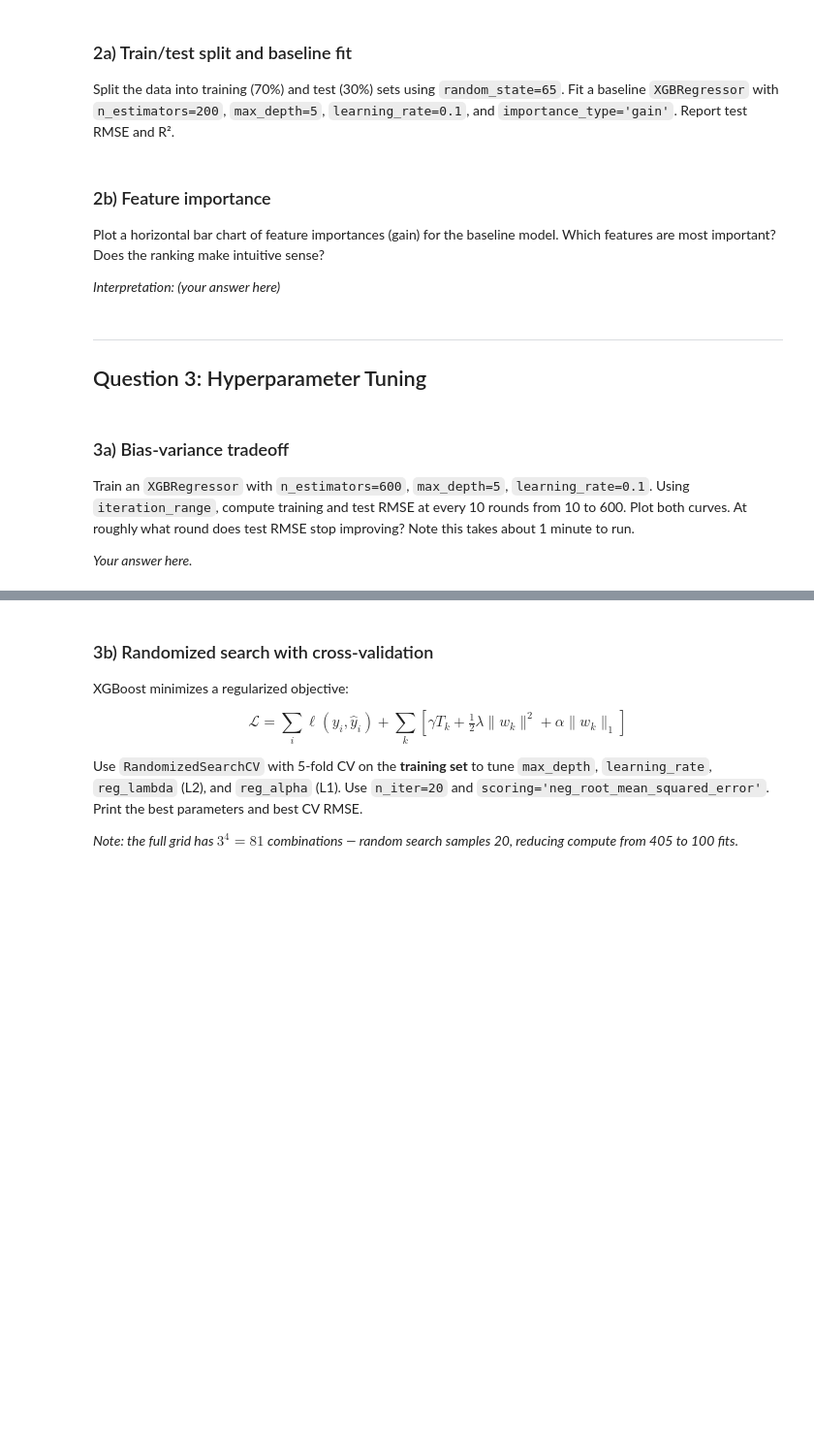
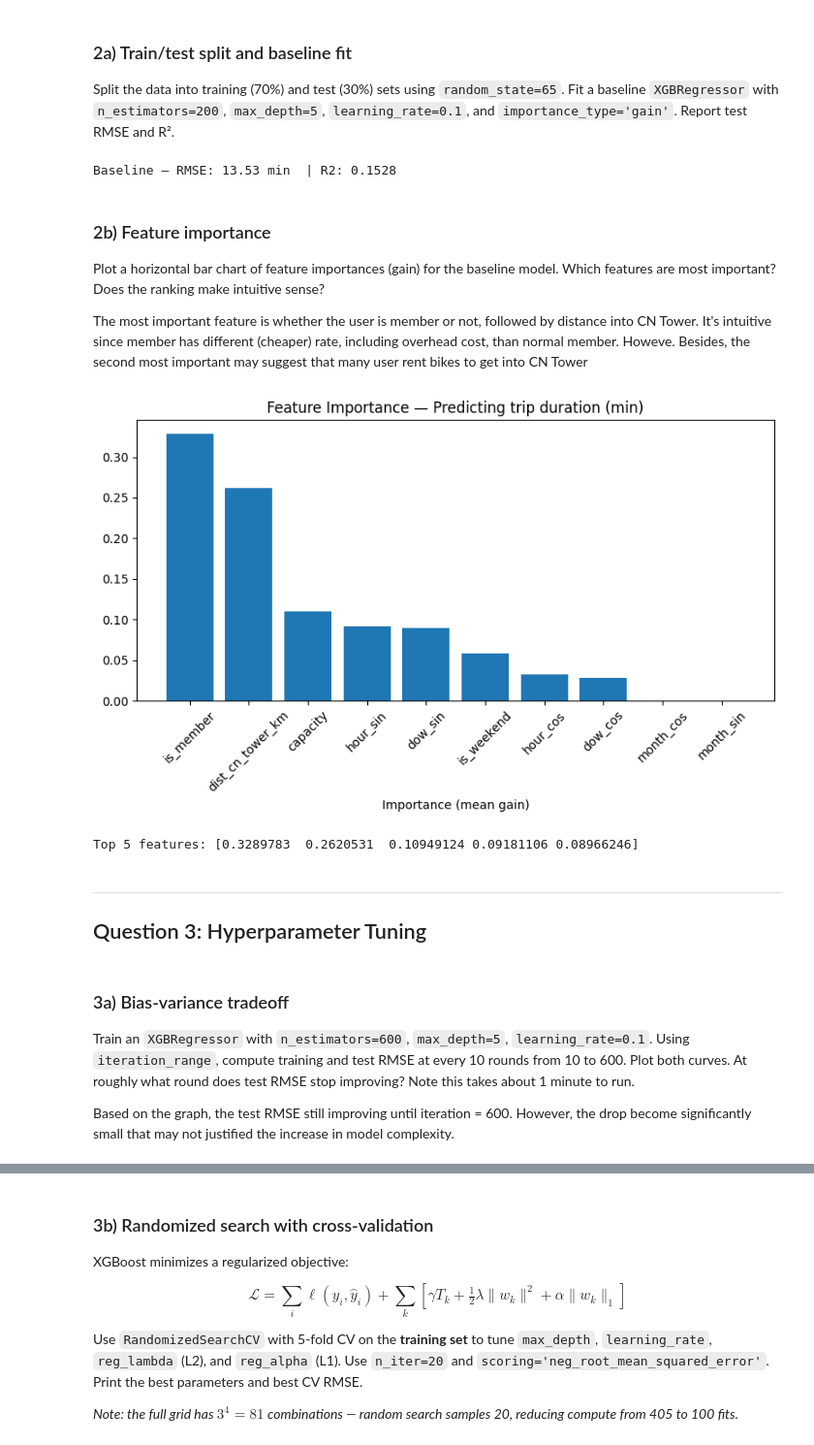
Before and after one commit to PatuanPurba/JSC370-2026, a Jupyter notebook: labs/lab9/lab09-xgboost.ipynb, the cells around one changed output, grey strips where cells are left out. Shown at 97% size. Saved outputs shown, nothing was run; the diff lists cells and outputs as text; code cells hidden in the pictures; blank space fills up the shorter version.

```diff
--- a/labs/lab9/lab09-xgboost.ipynb
+++ b/labs/lab9/lab09-xgboost.ipynb
@@ -133,12 +142,12 @@ $$\sin\!\left(\frac{2\pi x}{T}\right), \quad \cos\!\left(\frac{2\pi x}{T}\right)
 Add the six encoded columns to `bike` and print the first 4 rows of `['hour', 'hour_sin', 'hour_cos']`.
 # %%
 # TODO: cyclical encoding for hour, day_of_week, month
-bike['hour_sin'] = None  # hint: apply sine transform with 24-hour period
-bike['hour_cos'] = None  # hint: apply cosine transform with 24-hour period
-bike['dow_sin'] = None  # hint: apply sine transform with weekly period
-bike['dow_cos'] = None  # hint: apply cosine transform with weekly period
-bike['month_sin'] = None  # hint: apply sine transform with yearly month cycle
-bike['month_cos'] = None  # hint: apply cosine transform with yearly month cycle
+bike['hour_sin'] = bike["hour"].apply(lambda x: np.sin(2*x*math.pi/24))  # hint: apply sine transform with 24-hour period
+bike['hour_cos'] = bike["hour"].apply(lambda x: np.cos(2*x*math.pi/24))  # hint: apply cosine transform with 24-hour period
+bike['dow_sin'] = bike["day_of_week"].apply(lambda x: np.sin(2*x*math.pi/7))  # hint: apply sine transform with weekly period
+bike['dow_cos'] = bike["day_of_week"].apply(lambda x: np.cos(2*x*math.pi/7))  # hint: apply cosine transform with weekly period
+bike['month_sin'] = bike["month"].apply(lambda x: np.sin(2*x*math.pi/12))  # hint: apply sine transform with yearly month cycle
+bike['month_cos'] = bike["month"].apply(lambda x: np.cos(2*x*math.pi/12))  # hint: apply cosine transform with yearly month cycle
 
 # print preview
 print(bike[['hour', 'hour_sin', 'hour_cos']].head(None))
@@ -150,7 +174,7 @@ Using the provided `haversine_km` function, compute the great-circle distance (i
 CN_TOWER_LAT, CN_TOWER_LON = 43.6426, -79.3871
 
 # TODO: compute distance from each start station to CN Tower
-bike['dist_cn_tower_km'] = None  # hint: pass station lat/lon arrays plus fixed CN Tower coordinates to the helper
+bike['dist_cn_tower_km'] = haversine_km(bike["lat"], bike["lon"], 43.6426, -79.3871)  # hint: pass station lat/lon arrays plus fixed CN Tower coordinates to the helper
 
 # TODO: print first 4 rows with required columns
 print_cols = ['start_station_id', 'lat', 'lon', 'dist_cn_tower_km']  # hint: same fields requested in the prompt
@@ -207,46 +240,58 @@ The raw dataset contains `end_time` and `end_station_id`. Explain in 1–2 sente
 Split the data into training (70%) and test (30%) sets using `random_state=65`. Fit a baseline `XGBRegressor` with `n_estimators=200`, `max_depth=5`, `learning_rate=0.1`, and `importance_type='gain'`. Report test RMSE and R².
 # %%
 # TODO: split data (70/30)
-X_train, X_test, y_train, y_test = None, None, None, None  # hint: create a reproducible 70/30 split with random_state=65
+X_train, X_test, y_train, y_test = train_test_split(
+    X, y_reg,
+    test_size=0.3,
+    random_state=65)  # hint: create a reproducible 70/30 split with random_state=65
 
 # TODO: define baseline model
 xgb_base = XGBRegressor(
-    n_estimators=None,  # hint: set the number of boosting rounds from the prompt
-    max_depth=None,  # hint: set tree depth from the prompt
-    learning_rate=None,  # hint: set step size from the prompt
+    n_estimators=200,  # hint: set the number of boosting rounds from the prompt
+    max_depth=5,  # hint: set tree depth from the prompt
+    learning_rate=0.1,  # hint: set step size from the prompt
     importance_type='gain',
     random_state=65,
     n_jobs=-1
  )
 
 # TODO: fit model and predict
-_ = None  # hint: train on training features/labels
-y_pred_base = None  # hint: generate predictions on the test feature matrix
+_ = xgb_base.fit(X_train, y_train)  # hint: train on training features/labels
+y_pred_base = xgb_base.predict(X_test)  # hint: generate predictions on the test feature matrix
 
 # TODO: compute metrics
-rmse_base = None  # hint: compute root mean squared error on test predictions
-r2_base = None  # hint: compute coefficient of determination on test predictions
+rmse_base = np.sqrt(mean_squared_error(y_test, y_pred_base))  # hint: compute root mean squared error on test predictions
+r2_base = r2_score(y_test, y_pred_base)  # hint: compute coefficient of determination on test predictions
 print(f'Baseline — RMSE: {rmse_base:.2f} min  | R2: {r2_base:.4f}')
+# %% [output]
+Baseline — RMSE: 13.53 min  | R2: 0.1528
 # %% [markdown]
 ### 2b) Feature importance
 
 Plot a horizontal bar chart of feature importances (gain) for the baseline model. Which features are most important? Does the ranking make intuitive sense?
 
-*Interpretation: (your answer here)*
+The most important feature is whether the user is member or not, followed by distance into CN Tower. It's intuitive since member has different (cheaper) rate, including overhead cost, than normal member. Howeve. Besides, the second most important may suggest that many user rent bikes to get into CN Tower
 # %%
 # TODO: compute feature importances from fitted baseline model
-imp = None  # hint: build a labeled 1D structure mapping feature names to model importances
+imp = xgb_base.feature_importances_  # hint: build a labeled 1D structure mapping feature names to model importances
+
+
 
 # TODO: horizontal bar chart
 fig, ax = plt.subplots(figsize=(8, 5))
-_ = None  # hint: sort importances and plot as horizontal bars
+feature_order = np.argsort(imp)[::-1]
+ax.bar(xgb_base.feature_names_in_[feature_order], imp[feature_order])  # hint: sort importances and plot as horizontal bars
+ax.set_xticklabels(xgb_base.feature_names_in_[feature_order], rotation=45)
 ax.set_xlabel('Importance (mean gain)')
 ax.set_title('Feature Importance — Predicting trip duration (min)')
 plt.tight_layout(); plt.show()
 
 # Optional check
-top5 = None  # hint: extract the five highest-importance features as a compact summary
+top5 = imp[feature_order][:5]  # hint: extract the five highest-importance features as a compact summary
 print('Top 5 features:', top5)
+# %% [output]
+[figure, added]
+Top 5 features: [0.3289783  0.2620531  0.10949124 0.09181106 0.08966246]
 # %% [markdown]
 ---
 
@@ -256,7 +301,7 @@ print('Top 5 features:', top5)
 
 Train an `XGBRegressor` with `n_estimators=600`, `max_depth=5`, `learning_rate=0.1`. Using `iteration_range`, compute training and test RMSE at every 10 rounds from 10 to 600. Plot both curves. At roughly what round does test RMSE stop improving? Note this takes about 1 minute to run.
 
-*Your answer here.*
+Based on the graph, the test RMSE still improving until iteration = 600. However, the drop become significantly small that may not justified the increase in model complexity.
 # %%
 # TODO: train model for bias-variance curve
 xgb_bv = XGBRegressor(
```
Also changed, not shown: parts of 18 cells of this notebook, 2 other files.
